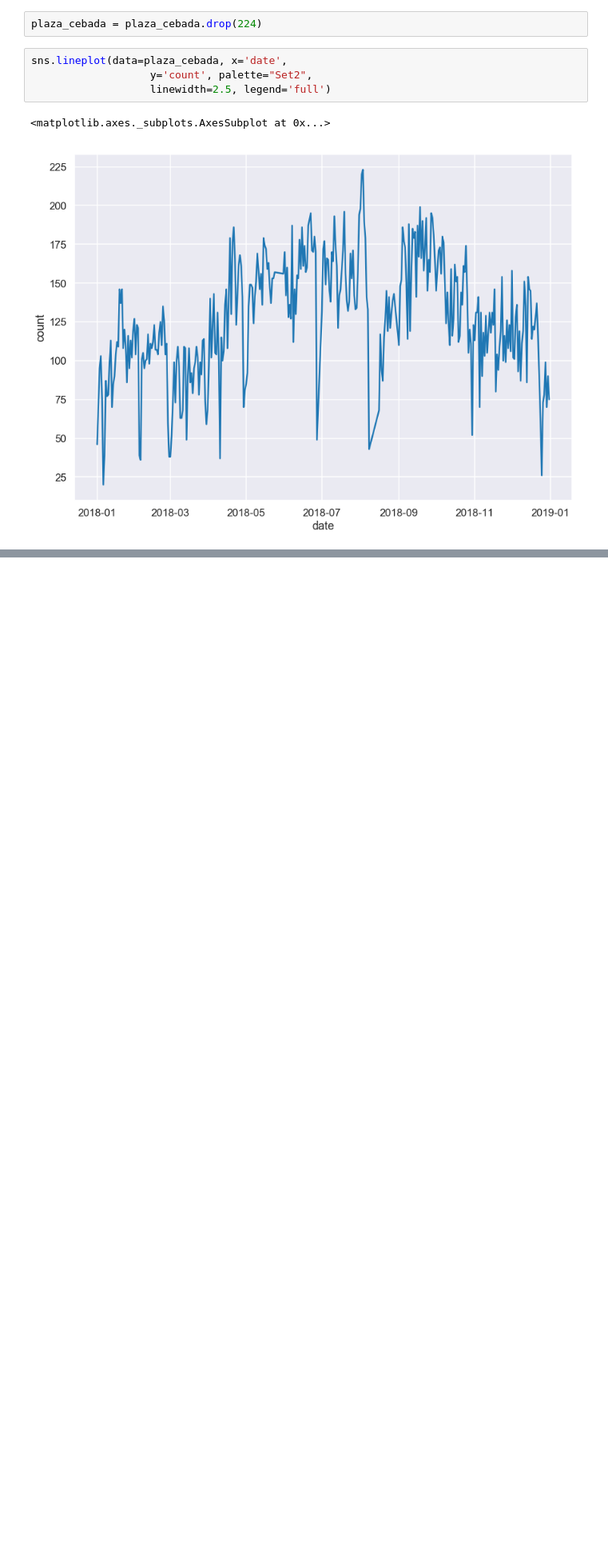
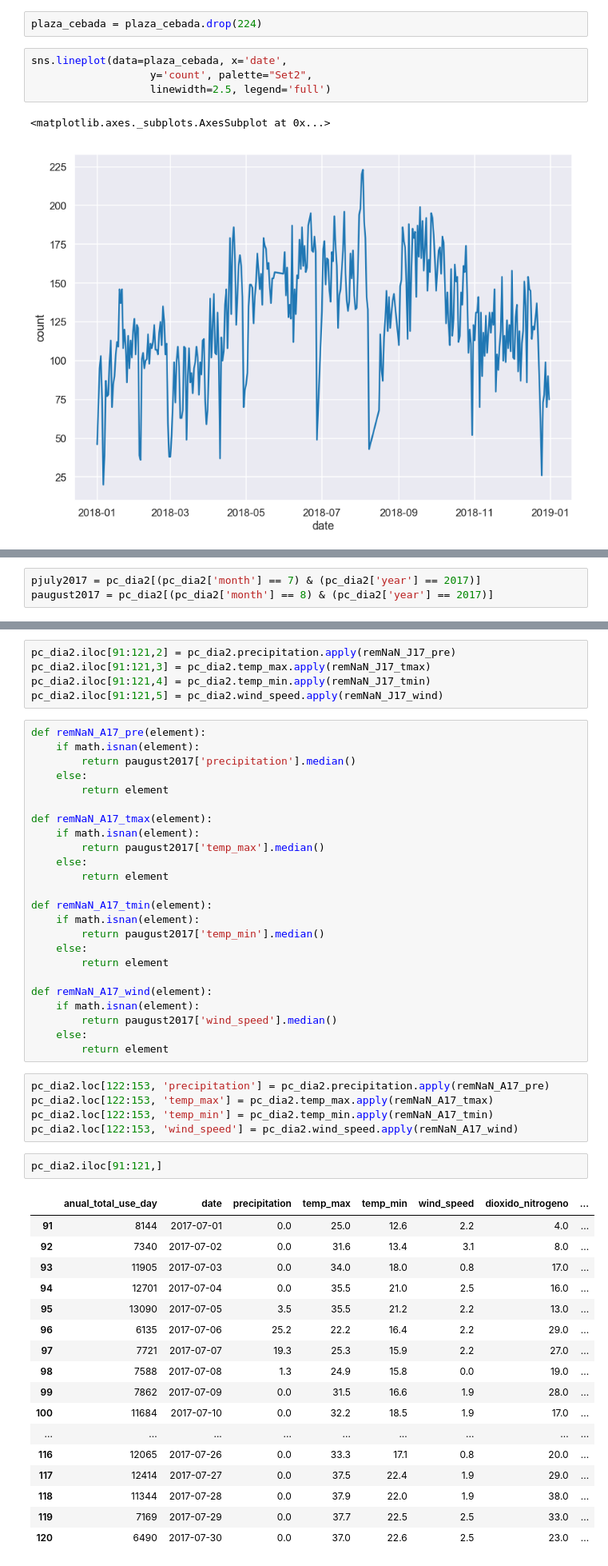
Before and after one commit to devgrla/bicimad, a Jupyter notebook: Visualizacion/Modelo - Usos por día.ipynb, the cells around one changed output, grey strips where cells are left out. Shown at 80% size. Cells and saved outputs as stored; diff of their text form; blank space fills up the shorter version.

```diff
--- a/Visualizacion/Modelo - Usos por día.ipynb
+++ b/Visualizacion/Modelo - Usos por día.ipynb
@@ -362,0 +601,3 @@ sns.lineplot(data=plaza_cebada, x='date',
+# %%
+pjuly2017 = pc_dia2[(pc_dia2['month'] == 7) & (pc_dia2['year'] == 2017)]
+paugust2017 = pc_dia2[(pc_dia2['month'] == 8) & (pc_dia2['year'] == 2017)]
@@ -362,0 +638,54 @@ sns.lineplot(data=plaza_cebada, x='date',
+# %%
+pc_dia2.iloc[91:121,2] = pc_dia2.precipitation.apply(remNaN_J17_pre)
+pc_dia2.iloc[91:121,3] = pc_dia2.temp_max.apply(remNaN_J17_tmax)
+pc_dia2.iloc[91:121,4] = pc_dia2.temp_min.apply(remNaN_J17_tmin)
+pc_dia2.iloc[91:121,5] = pc_dia2.wind_speed.apply(remNaN_J17_wind)
+# %%
+def remNaN_A17_pre(element):
+    if math.isnan(element):
+        return paugust2017['precipitation'].median()
+    else:
+        return element
+
+def remNaN_A17_tmax(element):
+    if math.isnan(element):
+        return paugust2017['temp_max'].median()
+    else:
+        return element
+
+def remNaN_A17_tmin(element):
+    if math.isnan(element):
+        return paugust2017['temp_min'].median()
+    else:
+        return element
+
+def remNaN_A17_wind(element):
+    if math.isnan(element):
+        return paugust2017['wind_speed'].median()
+    else:
+        return element
+# %%
+pc_dia2.loc[122:153, 'precipitation'] = pc_dia2.precipitation.apply(remNaN_A17_pre)
+pc_dia2.loc[122:153, 'temp_max'] = pc_dia2.temp_max.apply(remNaN_A17_tmax)
+pc_dia2.loc[122:153, 'temp_min'] = pc_dia2.temp_min.apply(remNaN_A17_tmin)
+pc_dia2.loc[122:153, 'wind_speed'] = pc_dia2.wind_speed.apply(remNaN_A17_wind)
+# %%
+pc_dia2.iloc[91:121,]
+# %% [output]
+|  | anual_total_use_day | date | precipitation | temp_max | temp_min | wind_speed | dioxido_nitrogeno | ... |
+| 91 | 8144 | 2017-07-01 | 0.0 | 25.0 | 12.6 | 2.2 | 4.0 | ... |
+| 92 | 7340 | 2017-07-02 | 0.0 | 31.6 | 13.4 | 3.1 | 8.0 | ... |
+| 93 | 11905 | 2017-07-03 | 0.0 | 34.0 | 18.0 | 0.8 | 17.0 | ... |
+| 94 | 12701 | 2017-07-04 | 0.0 | 35.5 | 21.0 | 2.5 | 16.0 | ... |
+| 95 | 13090 | 2017-07-05 | 3.5 | 35.5 | 21.2 | 2.2 | 13.0 | ... |
+| 96 | 6135 | 2017-07-06 | 25.2 | 22.2 | 16.4 | 2.2 | 29.0 | ... |
+| 97 | 7721 | 2017-07-07 | 19.3 | 25.3 | 15.9 | 2.2 | 27.0 | ... |
+| 98 | 7588 | 2017-07-08 | 1.3 | 24.9 | 15.8 | 0.0 | 19.0 | ... |
+| 99 | 7862 | 2017-07-09 | 0.0 | 31.5 | 16.6 | 1.9 | 28.0 | ... |
+| 100 | 11684 | 2017-07-10 | 0.0 | 32.2 | 18.5 | 1.9 | 17.0 | ... |
+| ... | ... | ... | ... | ... | ... | ... | ... | ... |
+| 116 | 12065 | 2017-07-26 | 0.0 | 33.3 | 17.1 | 0.8 | 20.0 | ... |
+| 117 | 12414 | 2017-07-27 | 0.0 | 37.5 | 22.4 | 1.9 | 29.0 | ... |
+| 118 | 11344 | 2017-07-28 | 0.0 | 37.9 | 22.0 | 1.9 | 38.0 | ... |
+| 119 | 7169 | 2017-07-29 | 0.0 | 37.7 | 22.5 | 2.5 | 33.0 | ... |
+| 120 | 6490 | 2017-07-30 | 0.0 | 37.0 | 22.6 | 2.5 | 23.0 | ... |
```
Also changed, not shown: parts of 48 cells of this notebook, 1 other file.
